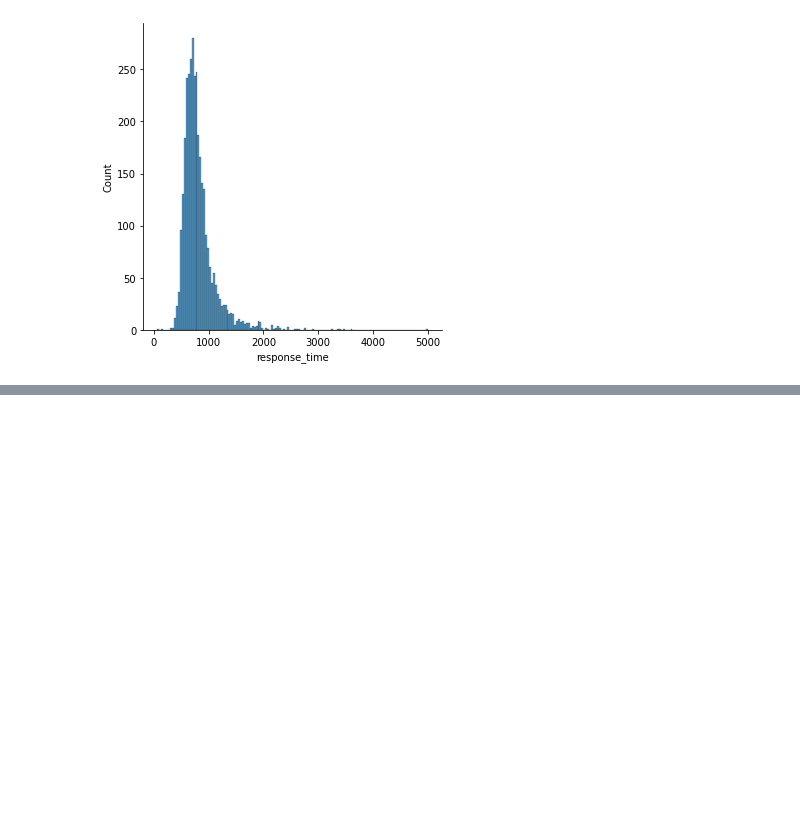
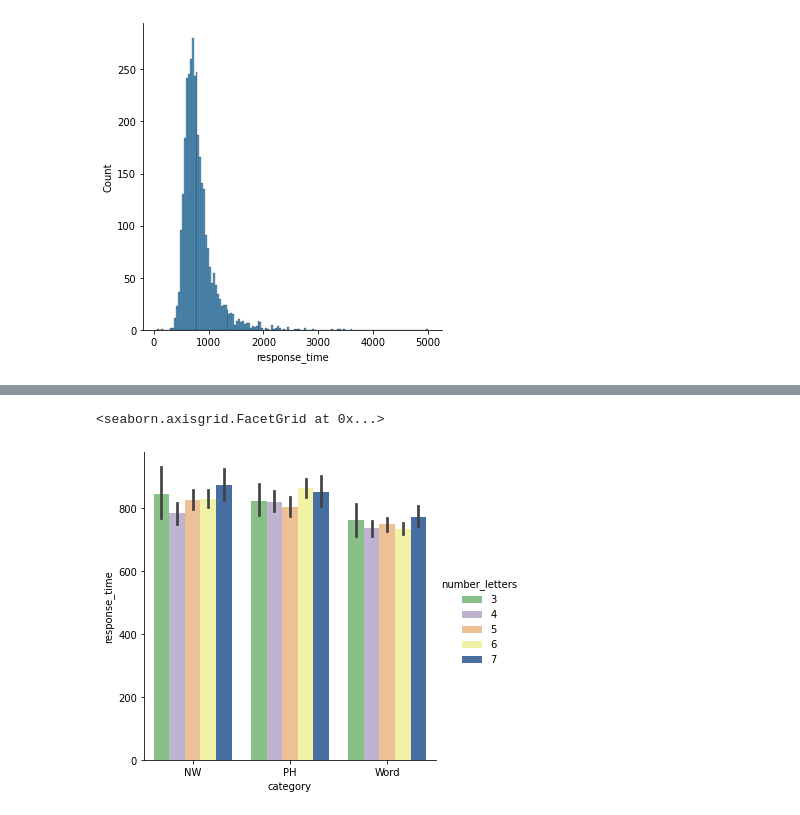
Before and after one commit to miscodisco/expsyling_e22, a Jupyter notebook: dataexploring_labrep01.ipynb, the cells around one changed output, grey strips where cells are left out. Saved outputs shown, nothing was run; the diff lists cells and outputs as text; code cells hidden in the pictures; blank space fills up the shorter version.

```diff
--- a/dataexploring_labrep01.ipynb
+++ b/dataexploring_labrep01.ipynb
@@ -102,0 +147,8 @@ sns.displot(df['response_time'])
+# %%
+sns.catplot(
+    data=df_noout, kind = 'bar', x="category", y="response_time", hue="number_letters",
+    palette = 'Accent'
+)
+# %% [output]
+<seaborn.axisgrid.FacetGrid at 0x...>
+[figure, added]
```
Also changed, not shown: parts of 7 cells of this notebook, 3 other files.
